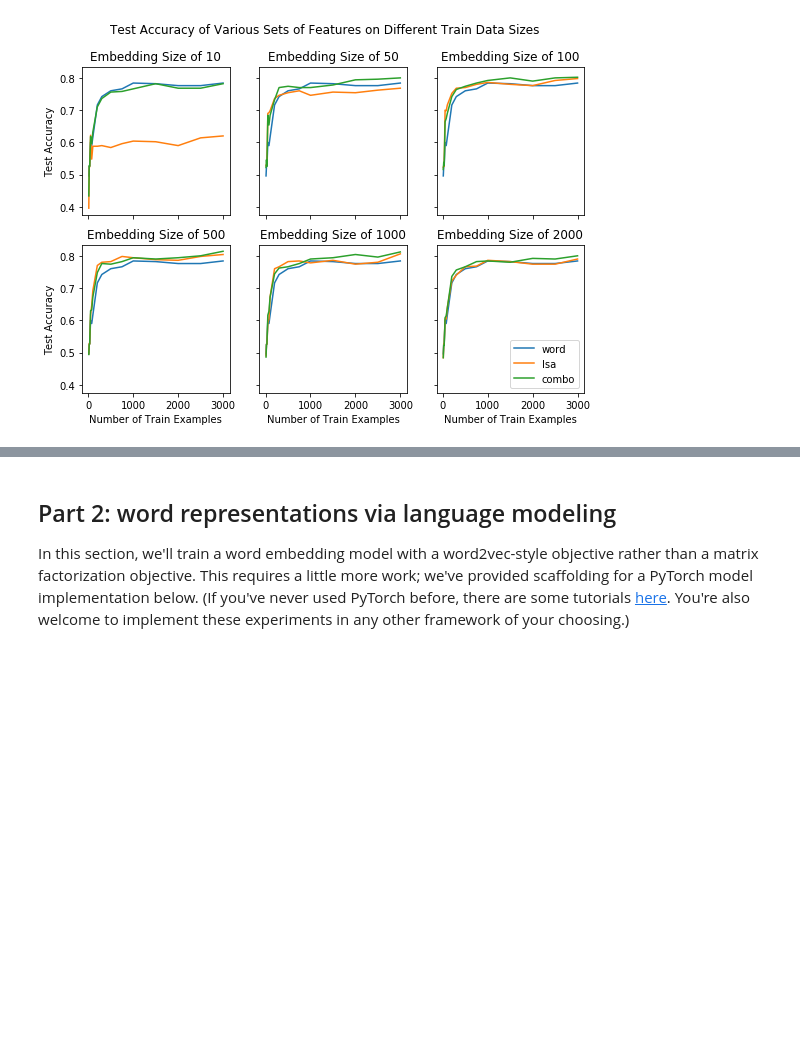
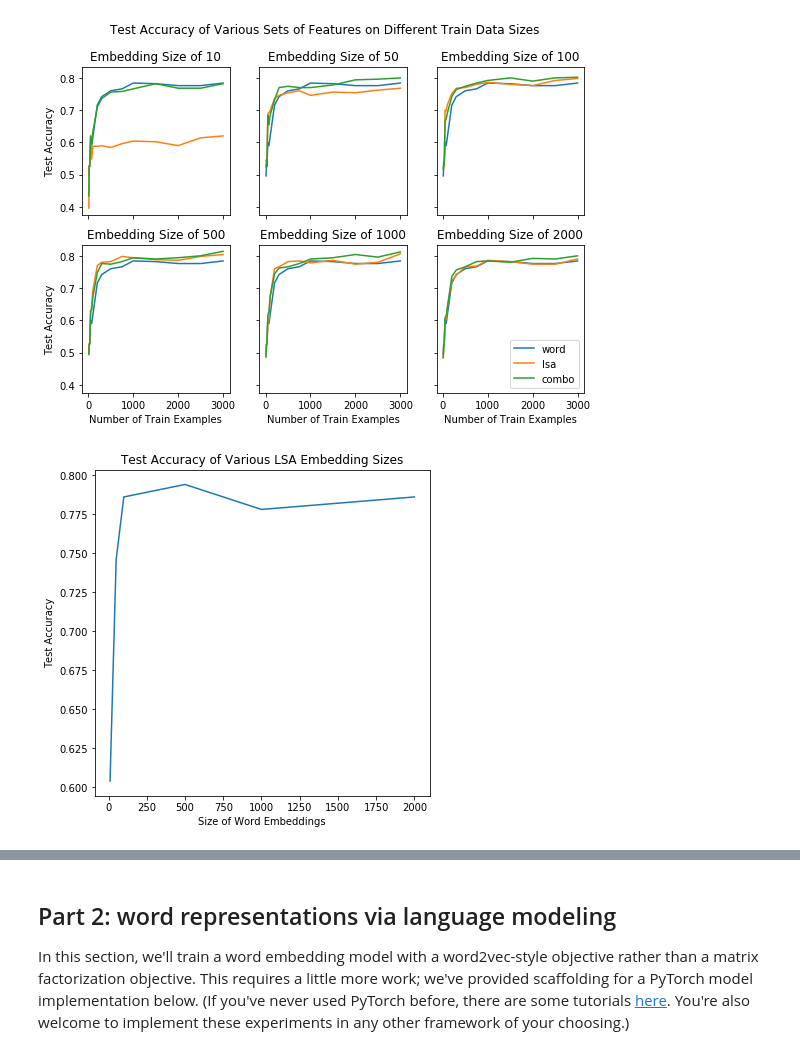
Before and after one commit to albert-yue/6864-hw1, a Jupyter notebook: 6864_hw1.ipynb, the cells around one changed output, grey strips where cells are left out. Saved outputs shown, nothing was run; the diff lists cells and outputs as text; code cells hidden in the pictures; blank space fills up the shorter version.

```diff
--- a/6864_hw1.ipynb
+++ b/6864_hw1.ipynb
@@ -332,3 +409,24 @@ plt.suptitle('Test Accuracy of Various Sets of Features on Different Train Data
 plt.show()
 # %% [output]
 [figure]
+# %%
+train_size = 1000
+train_idx = train_sizes.index(train_size)
+
+lsa_acc_by_embed_size = []
+for embed_sz in embedding_sizes:
+    acc = word_embed_results[embed_sz]["lsa"][train_idx]
+    lsa_acc_by_embed_size.append(acc)
+
+plt.figure(figsize=(6, 6))
+
+plt.plot(embedding_sizes, lsa_acc_by_embed_size, label="lsa")
+# plt.legend(loc = "lower right")
+plt.title('Test Accuracy of Various LSA Embedding Sizes')
+plt.xlabel('Size of Word Embeddings')
+plt.ylabel('Test Accuracy')
+
+# plt.savefig('assets/word_embed_matrix_ntrain{}.png'.format(train_size))
+plt.show()
+# %% [output]
+[figure, added]
```
Also changed, not shown: parts of 18 cells of this notebook.
